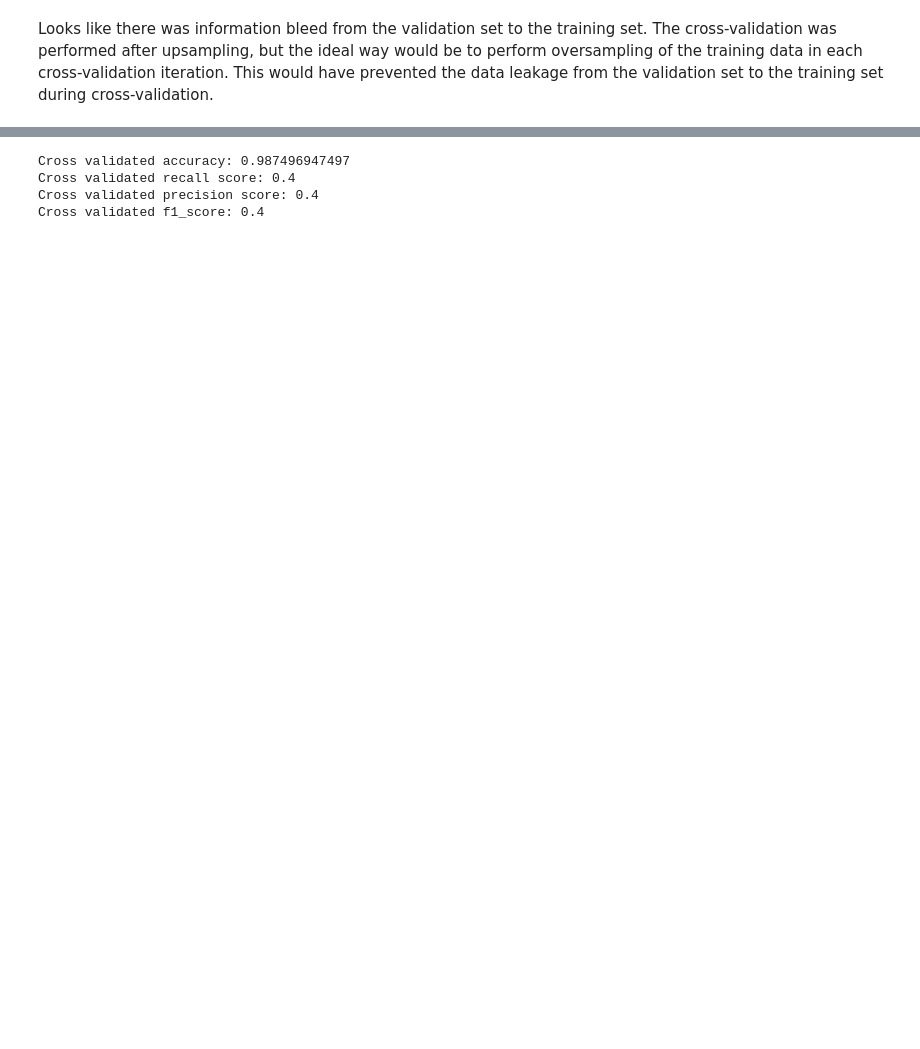
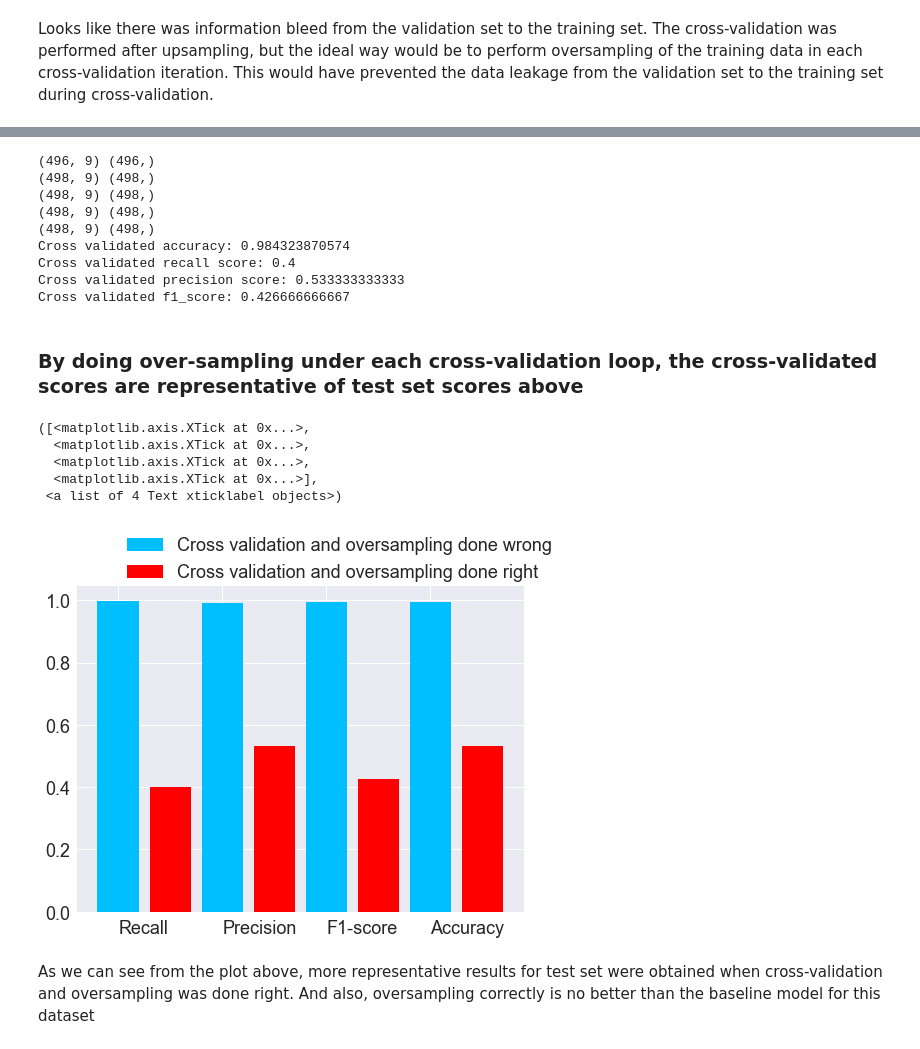
Before and after one commit to anushamohan/python_machine_learning, a Jupyter notebook: cross-validation.ipynb, the cells around one changed output, grey strips where cells are left out. Drawn from its saved outputs; the diff is of its cells as text; code cells hidden in the pictures; blank space fills up the shorter version.

```diff
--- a/cross-validation.ipynb
+++ b/cross-validation.ipynb
@@ -172,19 +188,16 @@ cross_val_recall_lst = []
 cross_val_precision_lst = []
 
 for train_index, test_index in kf.split(x_train, y_train):
-    # keeping validation set apart and oversampling in each iteration
+    # keeping validation set apart and oversampling in each iteration using smote
     train, test = x_train.iloc[train_index], x_train.iloc[test_index]
     target_train, target_test = y_train[train_index], y_train[test_index]
-    target_train_malignant_indices = np.where(target_train == 1)[0]
-    sample_indices = np.random.choice(target_train_malignant_indices, 220, replace=True)
-    oversampled_data = train.iloc[sample_indices]
-    # oversampled data appended to existing train set
-    train = pd.concat([train, oversampled_data])
-    target_train_sampled = target_train[sample_indices]
-    target_train = np.append(target_train, target_train_sampled, axis=0)
+    sm = SMOTE(random_state=42)
+    X_train_res, y_train_res = sm.fit_sample(train, target_train.ravel())
+    print X_train_res.shape, y_train_res.shape
     # training the model on oversampled 4 folds of training set
     rf = RandomForestClassifier(n_estimators=5, random_state=12)
     rf.fit(train, target_train)
+    # testing on 1 fold of validation set
     test_preds = rf.predict(test)
     cross_val_recall_lst.append(recall_score(target_test, test_preds))
     cross_val_accuracy_lst.append(accuracy_score(target_test, test_preds))
@@ -195,7 +208,41 @@ print 'Cross validated recall score: {}'.format(np.mean(cross_val_recall_lst))
 print 'Cross validated precision score: {}'.format(np.mean(cross_val_precision_lst))
 print 'Cross validated f1_score: {}'.format(np.mean(cross_val_f1_score_lst))
 # %% [output]
-Cross validated accuracy: 0.987496947497
+(496, 9) (496,)
+(498, 9) (498,)
+(498, 9) (498,)
+(498, 9) (498,)
+(498, 9) (498,)
+Cross validated accuracy: 0.984323870574
 Cross validated recall score: 0.4
-Cross validated precision score: 0.4
-Cross validated f1_score: 0.4
+Cross validated precision score: 0.533333333333
+Cross validated f1_score: 0.426666666667
+# %% [markdown]
+### By doing over-sampling under each cross-validation loop, the cross-validated scores are representative of test set scores above
+# %%
+r_s, p_s = np.mean(recall_scores), np.mean(precision_scores)
+a_s, f_s = np.mean(accuracy_scores), np.mean(f1_scores)
+r_s_1, p_s_1 = np.mean(cross_val_recall_lst), np.mean(cross_val_precision_lst)
+a_s_1, f_s_1 = np.mean(cross_val_precision_lst), np.mean(cross_val_f1_score_lst)
+metrics_df_wrong = pd.DataFrame(list(zip([r_s], [p_s], [f_s], [a_s])), columns=['Recall', 'Precision', 'F1-score', 'Accuracy'])
+metrics_df_right = pd.DataFrame(list(zip([r_s_1], [p_s_1], [f_s_1], [a_s_1])), columns=['Recall', 'Precision', 'F1-score', 'Accuracy'])
+metrics_df = pd.concat([metrics_df_wrong, metrics_df_right], axis=0)
+# %%
+metrics_df.index = (['Cross validation and oversampling done wrong', 'Cross validation and oversampling done right'])
+metrics_df = metrics_df.transpose()
+# %%
+plt.figure(figsize=(8,6))
+ax = plt.subplot(111)
+ax.bar([0,2,4,6], metrics_df['Cross validation and oversampling done wrong'], color='deepskyblue', label='Cross validation and oversampling done wrong')
+ax.bar([1,3,5,7], metrics_df['Cross validation and oversampling done right'], color = 'red', label = 'Cross validation and oversampling done right')
+ax.legend(loc='upper right', bbox_to_anchor=(1.1, 1.2))
+plt.xticks([0,2,4,6], ['Recall', 'Precision', 'F1-score', 'Accuracy'], horizontalalignment='left')
+# %% [output]
+([<matplotlib.axis.XTick at 0x...>,
+  <matplotlib.axis.XTick at 0x...>,
+  <matplotlib.axis.XTick at 0x...>,
+  <matplotlib.axis.XTick at 0x...>],
+ <a list of 4 Text xticklabel objects>)
+[figure, added]
+# %% [markdown]
+As we can see from the plot above, more representative results for test set were obtained when cross-validation and oversampling was done right. And also, oversampling correctly is no better than the baseline model for this dataset
```
Also changed, not shown: parts of 25 cells of this notebook.
